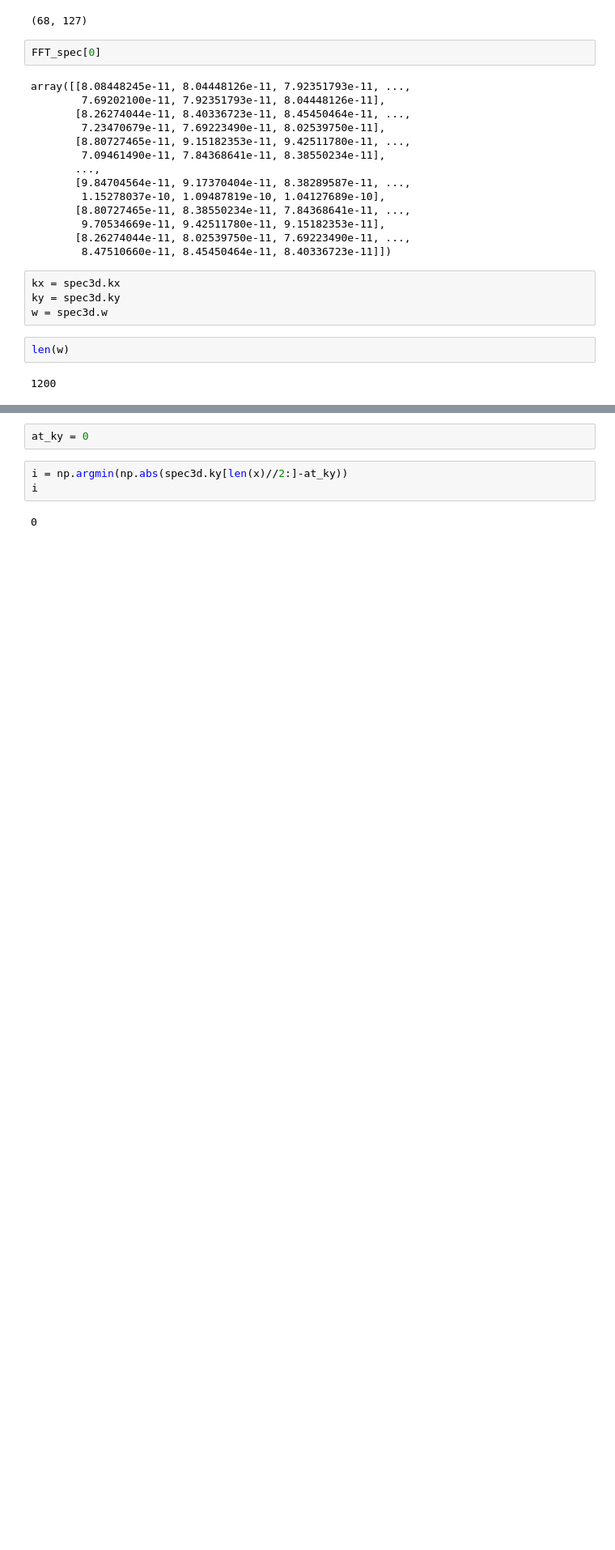
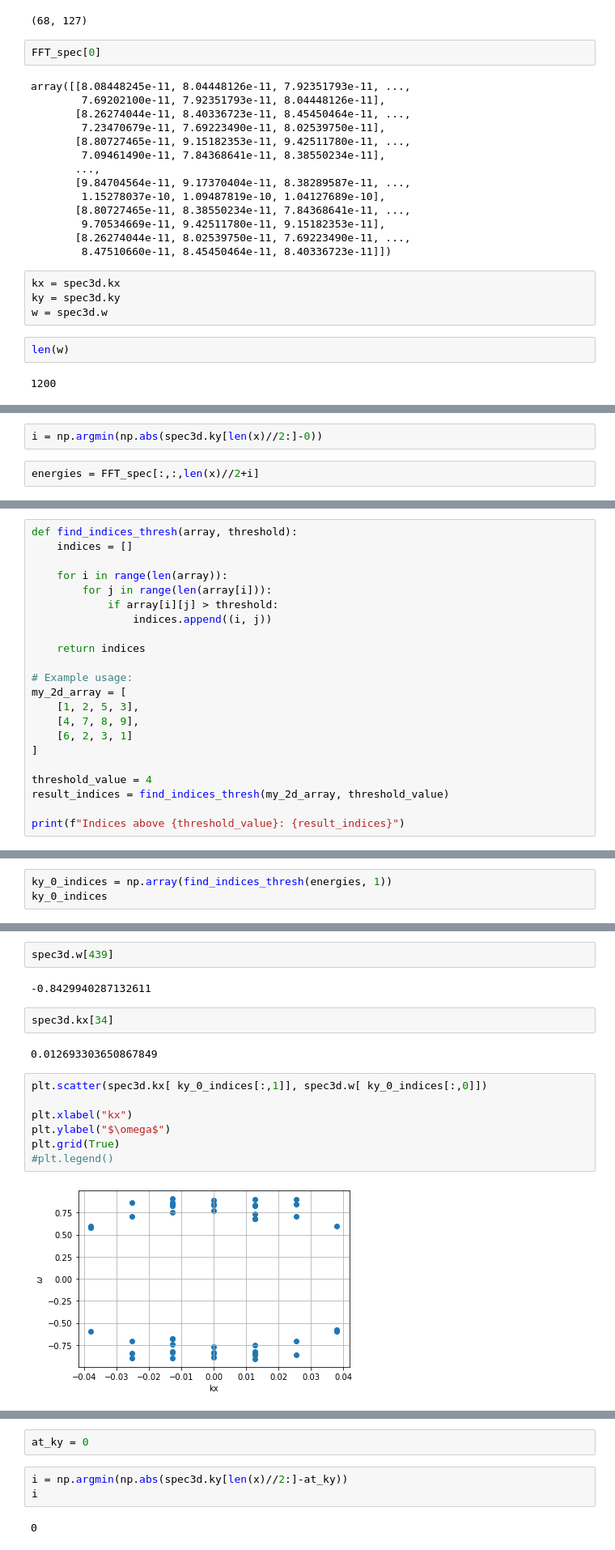
Before and after one commit to joeyanderson1/4th-Year-Thesis, a Jupyter notebook: New Triplet Method.ipynb, the cells around one changed output, grey strips where cells are left out. Shown at 81% size. Cells and saved outputs as stored; diff of their text form; blank space fills up the shorter version.

```diff
--- a/New Triplet Method.ipynb
+++ b/New Triplet Method.ipynb
@@ -320,0 +321,4 @@ plot_ky_slice(self = spec3d, at_ky = 0)
+# %%
+i = np.argmin(np.abs(spec3d.ky[len(x)//2:]-0))
+# %%
+energies = FFT_spec[:,:,len(x)//2+i]
@@ -320,0 +345,22 @@ plot_ky_slice(self = spec3d, at_ky = 0)
+# %%
+def find_indices_thresh(array, threshold):
+    indices = []
+
+    for i in range(len(array)):
+        for j in range(len(array[i])):
+            if array[i][j] > threshold:
+                indices.append((i, j))
+
+    return indices
+
+# Example usage:
+my_2d_array = [
+    [1, 2, 5, 3],
+    [4, 7, 8, 9],
+    [6, 2, 3, 1]
+]
+
+threshold_value = 4
+result_indices = find_indices_thresh(my_2d_array, threshold_value)
+
+print(f"Indices above {threshold_value}: {result_indices}")
@@ -320,0 +399,3 @@ plot_ky_slice(self = spec3d, at_ky = 0)
+# %%
+ky_0_indices = np.array(find_indices_thresh(energies, 1))
+ky_0_indices
@@ -320,0 +424,17 @@ plot_ky_slice(self = spec3d, at_ky = 0)
+# %%
+spec3d.w[439]
+# %% [output]
+-0.8429940287132611
+# %%
+spec3d.kx[34]
+# %% [output]
+0.012693303650867849
+# %%
+plt.scatter(spec3d.kx[ ky_0_indices[:,1]], spec3d.w[ ky_0_indices[:,0]])
+
+plt.xlabel("kx")
+plt.ylabel("$\omega$")
+plt.grid(True)
+#plt.legend()
+# %% [output]
+[figure, added]
```
Also changed, not shown: parts of 34 cells of this notebook.
